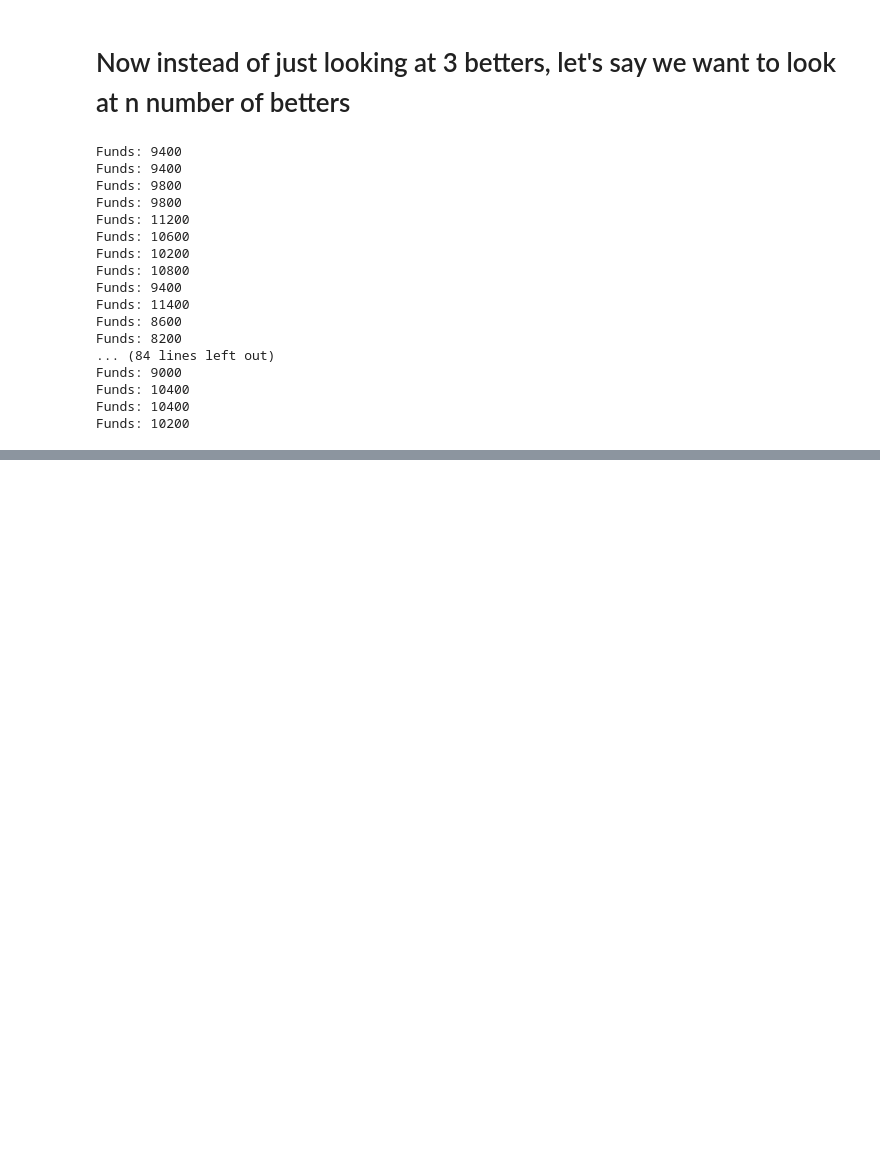
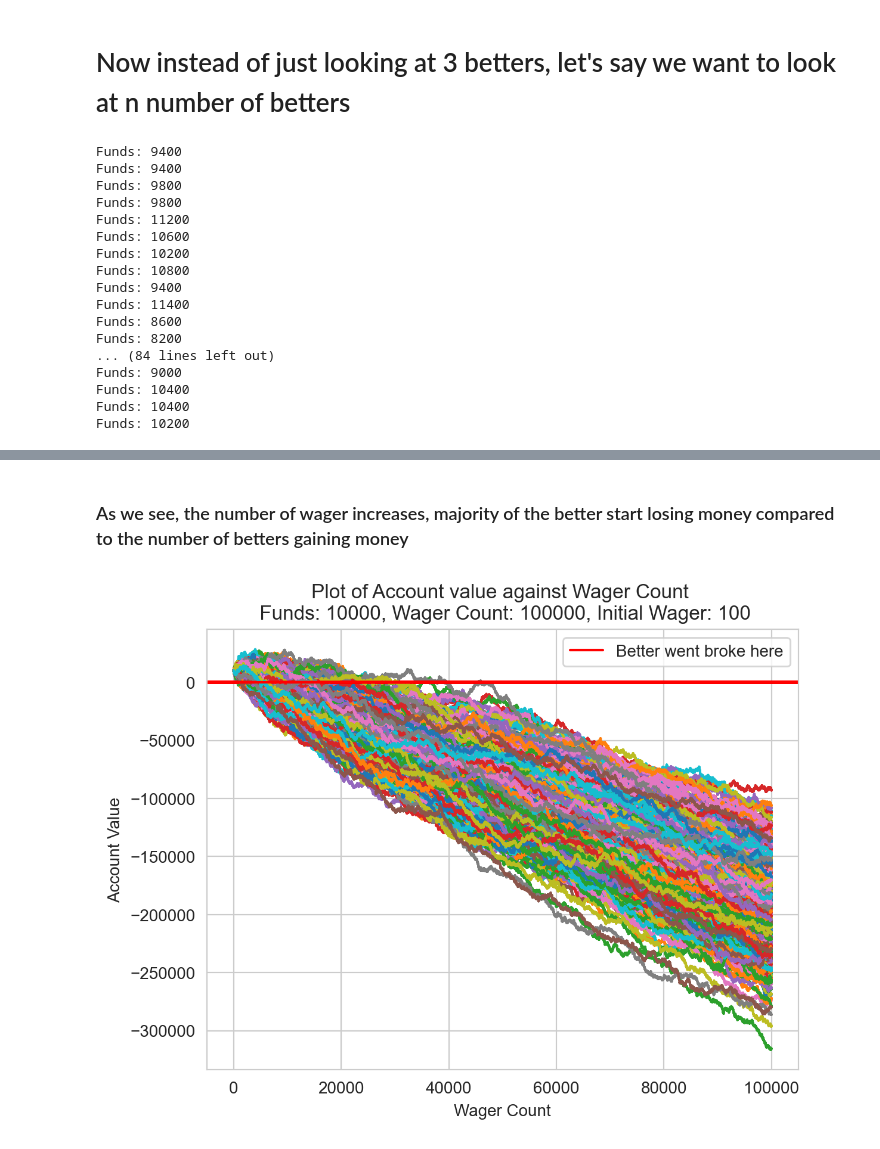
Before and after one commit to Asifdotexe/monte-carlo-simulation, a Jupyter notebook: mcs-gambling.ipynb, the cells around one changed output, grey strips where cells are left out. Drawn from its saved outputs; the diff is of its cells as text; code cells hidden in the pictures; blank space fills up the shorter version.

```diff
--- a/mcs-gambling.ipynb
+++ b/mcs-gambling.ipynb
@@ -143,0 +263,12 @@ Funds: 10200
+# %% [markdown]
+### As we see, the number of wager increases, majority of the better start losing money compared to the number of betters gaining money
+# %%
+# just for kicks, let's increasing the no. of wagers to 100_000 and no of betters to 1_000
+multiple_betters(
+    funds=10_000,
+    initial_wager=100,
+    wager_count=100_000,
+    number_of_betters=1000,
+)
+# %% [output]
+[figure, added]
```
Also changed, not shown: parts of 10 cells of this notebook.
